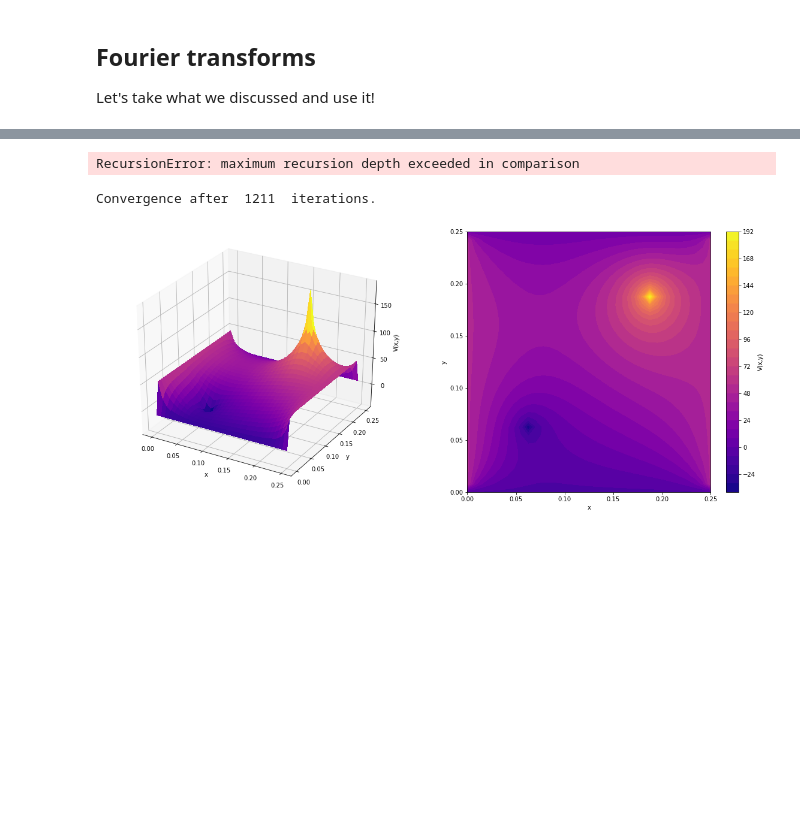
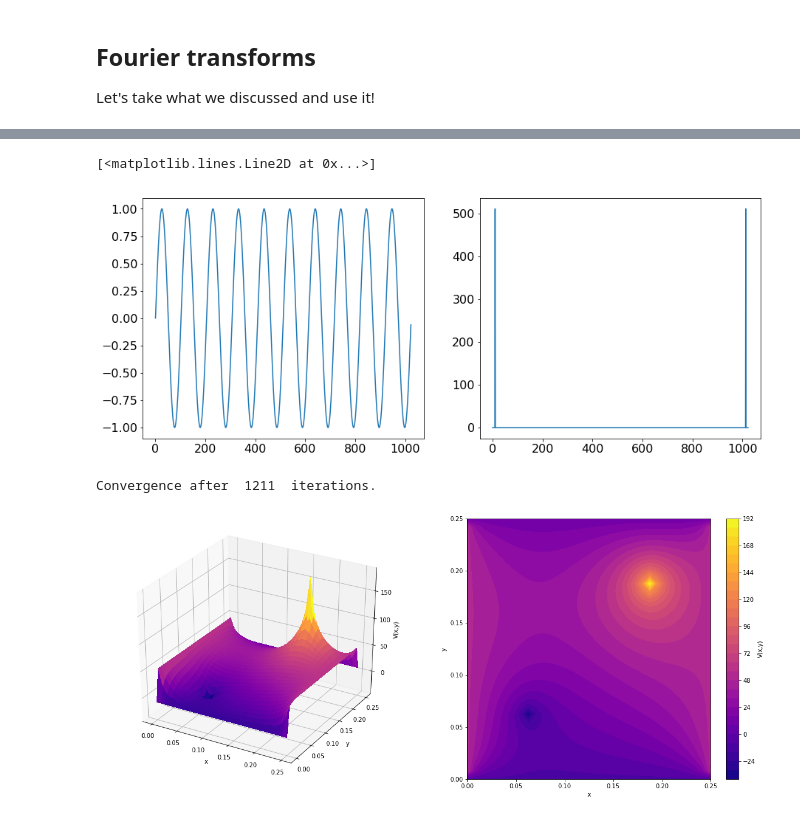
Before and after one commit to UChicagoPhysics/PHYS250, a Jupyter notebook: Examples/Fourier-Transforms-Analysis.ipynb, the cells around one changed output, grey strips where cells are left out. Drawn from its saved outputs; the diff is of its cells as text; code cells hidden in the pictures; blank space fills up the shorter version.

```diff
--- a/Examples/Fourier-Transforms-Analysis.ipynb
+++ b/Examples/Fourier-Transforms-Analysis.ipynb
@@ -145,29 +154,37 @@ $$
 def fft(data):
 
     N = len(data)
-    if N < 1:               # transform is trivial
-        return [data[0]]
+    if N <= 1:               # transform is trivial
+        return data
 
     even = fft(data[0::2])
     odd  = fft(data[1::2])
 
-    part1 = [even[k] + exp(-2j*pi*k/N)*odd[k] for k in range(N/2)]
-    part2 = [even[k] - exp(-2j*pi*k/N)*odd[k] for k in range(N/2)]
+    T = [np.exp(-2j*np.pi*k/N)*odd[k] for k in range(N//2)]
+
+    part1 = [even[k] + T[k] for k in range(N//2)]
+    part2 = [even[k] - T[k] for k in range(N//2)]
+
     return part1 + part2
 # %%
 import math
-N = 512
-f = 10
+N = 1024
+f = 10.0
 
-x = np.array([float(i) for i in range(N)])
-y = np.array( [math.sin(-2*pi*f*xi / float(N)) for xi in x] )
+t = np.array( [ float(i) for i in range(N) ])
+y = np.array( [ math.sin(2*np.pi*f*ti / float(N)) for ti in t] )
 
 Y = fft(y)
 
-Yre = [math.sqrt(Y[i].real**2 + Y[i].imag**2) for i in range(N)]
-plt.plot(x,y)
+Yre = [ math.sqrt(Y[i].real**2 + Y[i].imag**2) for i in range(N) ]
+
+fig, (ax1, ax2) = plt.subplots(figsize=(15, 6), ncols=2)
+
+ax1.plot(t, y)
+ax2.plot(t, Yre)
 # %% [output]
-RecursionError: maximum recursion depth exceeded in comparison
+[<matplotlib.lines.Line2D at 0x...>]
+[figure, added]
 # %%
 def SolvePoisson(Vinitial, rho, numxbins, numybins, epsilon = 1e-5, imax = 1000):
 
```
Also changed, not shown: parts of 3 cells of this notebook, 3 other files.
